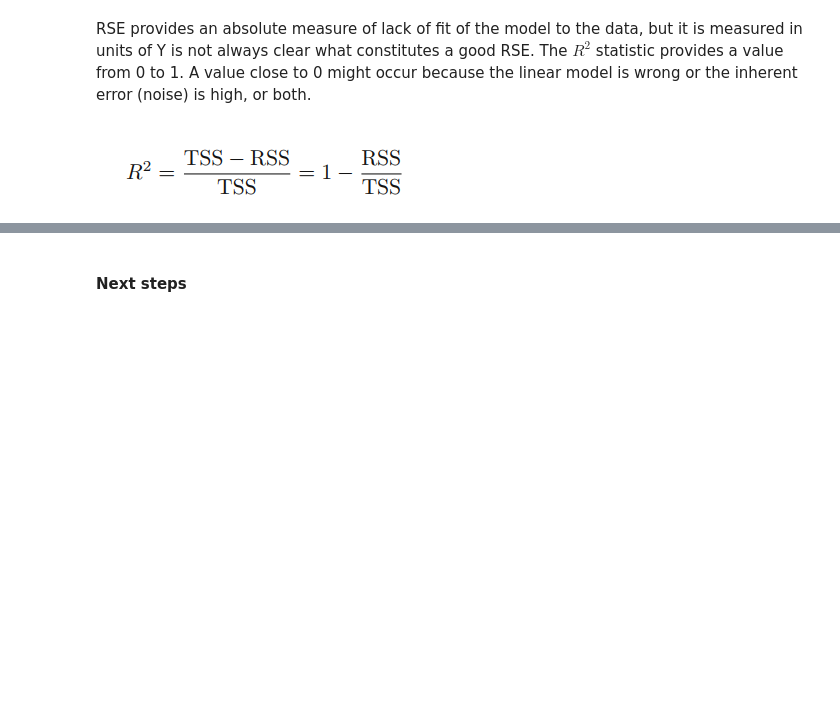
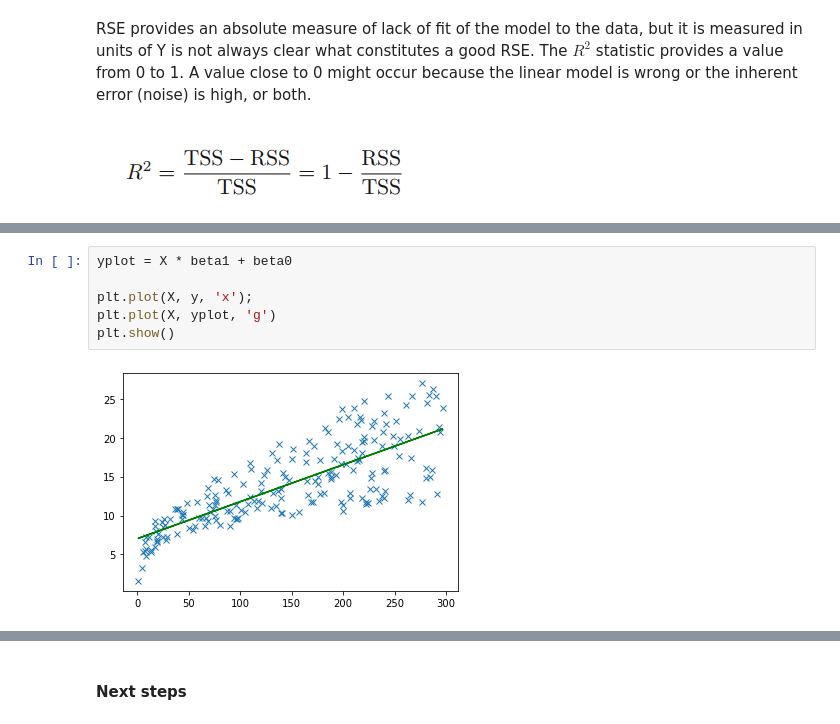
Before and after one commit to eon129/ISL_exercises, a Jupyter notebook: Chapter_3.ipynb, the cells around one changed output, grey strips where cells are left out. Saved outputs shown, nothing was run; the diff lists cells and outputs as text; blank space fills up the shorter version.

```diff
--- a/Chapter_3.ipynb
+++ b/Chapter_3.ipynb
@@ -237,0 +288,8 @@ RSQ: 0.6707607978060182
+# %%
+yplot = X * beta1 + beta0
+
+plt.plot(X, y, 'x');
+plt.plot(X, yplot, 'g')
+plt.show()
+# %% [output]
+[figure, added]
```
Also changed, not shown: parts of 29 cells of this notebook, 1 other file.
